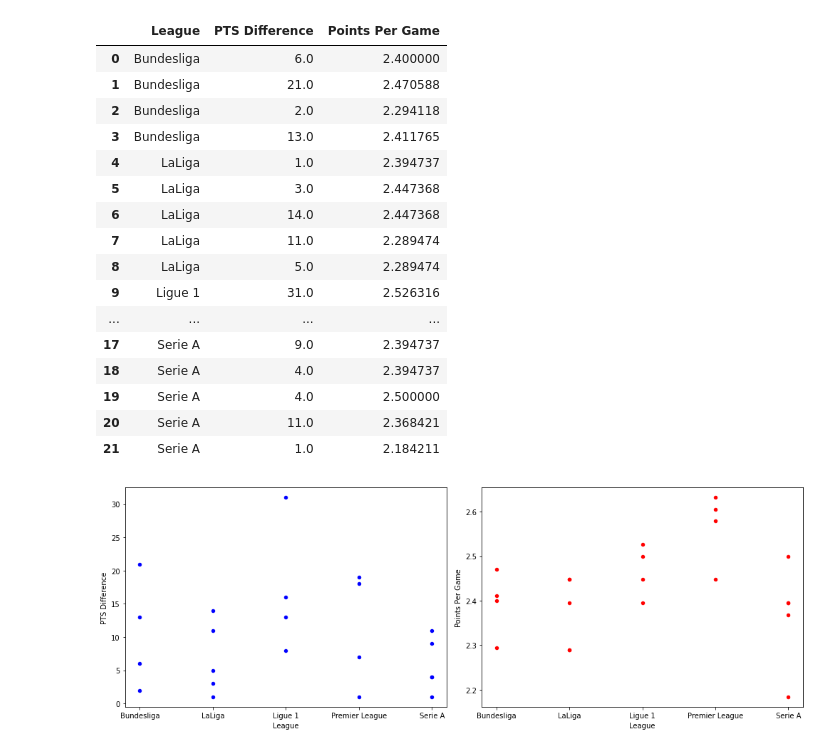
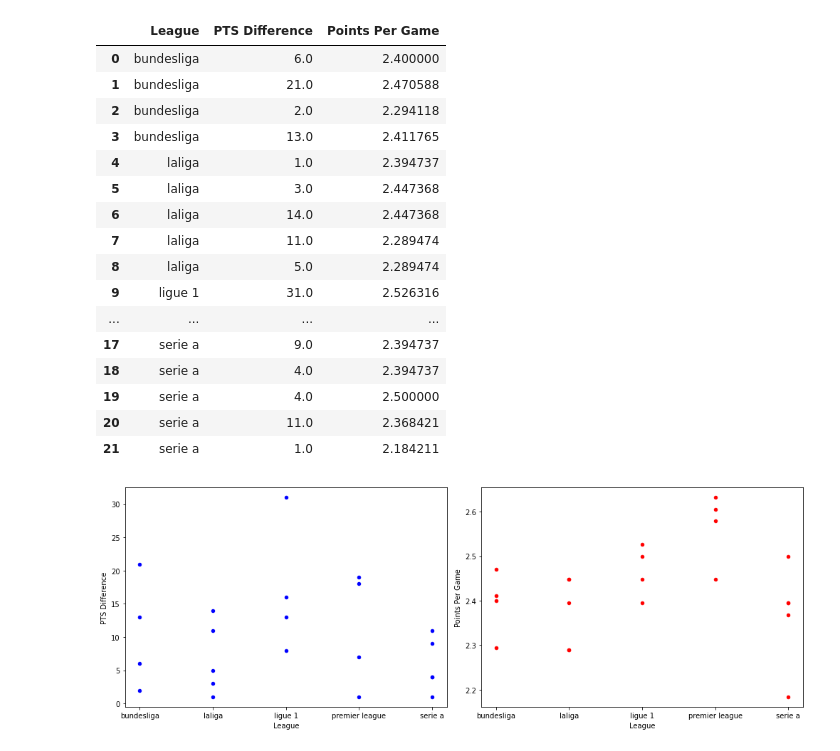
Before and after one commit to Babnik21/Nogometna-analiza, a Jupyter notebook: analiza.ipynb, the cells around one changed output. Saved outputs shown, nothing was run; the diff lists cells and outputs as text; code cells hidden in the pictures.

```diff
--- a/analiza.ipynb
+++ b/analiza.ipynb
@@ -15,37 +15,37 @@ from matplotlib.lines import Line2D
 # %%
 #Uvozimo tabele
 paths = glob("tables/*.csv")
 league_paths = [paths[0:4], paths[4:9], paths[9:13], paths[13:17], paths[17:]]
-leagues = ["Bundesliga", "LaLiga", "Ligue 1", "Premier League", "Serie A"]
+leagues = ["bundesliga", "laliga", "ligue 1", "premier league", "serie a"]
 
 #Iz tabel izluščimo prednost prvouvščenega in njegovo povprečje točk na tekmo
 result = pandas.DataFrame({"League": [], "PTS Difference" : [], "Points Per Game" : []})
 for league, name in zip(league_paths, leagues):
     for el in league:
         tabela = pandas.read_csv(el, index_col = 0)
         pts_diff = tabela.iloc[0]["PTS"] - tabela.iloc[1]["PTS"]
         ppg = tabela.iloc[0]["PTS"]/(tabela.iloc[0]["Wins"] + tabela.iloc[0]["Losses"] + tabela.iloc[0]["Draws"])
         new_row = {"League" : name, "PTS Difference" : pts_diff, "Points Per Game" : ppg}
         result = result.append(new_row, ignore_index=True)
 result
 # %% [output]
 |  | League | PTS Difference | Points Per Game |
-| 0 | Bundesliga | 6.0 | 2.400000 |
-| 1 | Bundesliga | 21.0 | 2.470588 |
-| 2 | Bundesliga | 2.0 | 2.294118 |
-| 3 | Bundesliga | 13.0 | 2.411765 |
-| 4 | LaLiga | 1.0 | 2.394737 |
-| 5 | LaLiga | 3.0 | 2.447368 |
-| 6 | LaLiga | 14.0 | 2.447368 |
-| 7 | LaLiga | 11.0 | 2.289474 |
-| 8 | LaLiga | 5.0 | 2.289474 |
-| 9 | Ligue 1 | 31.0 | 2.526316 |
+| 0 | bundesliga | 6.0 | 2.400000 |
+| 1 | bundesliga | 21.0 | 2.470588 |
+| 2 | bundesliga | 2.0 | 2.294118 |
+| 3 | bundesliga | 13.0 | 2.411765 |
+| 4 | laliga | 1.0 | 2.394737 |
+| 5 | laliga | 3.0 | 2.447368 |
+| 6 | laliga | 14.0 | 2.447368 |
+| 7 | laliga | 11.0 | 2.289474 |
+| 8 | laliga | 5.0 | 2.289474 |
+| 9 | ligue 1 | 31.0 | 2.526316 |
 | ... | ... | ... | ... |
-| 17 | Serie A | 9.0 | 2.394737 |
-| 18 | Serie A | 4.0 | 2.394737 |
-| 19 | Serie A | 4.0 | 2.500000 |
-| 20 | Serie A | 11.0 | 2.368421 |
-| 21 | Serie A | 1.0 | 2.184211 |
+| 17 | serie a | 9.0 | 2.394737 |
+| 18 | serie a | 4.0 | 2.394737 |
+| 19 | serie a | 4.0 | 2.500000 |
+| 20 | serie a | 11.0 | 2.368421 |
+| 21 | serie a | 1.0 | 2.184211 |
 # %%
 def graphs_1(data):
     _, (ax_1, ax_2) = plt.subplots(1, 2, figsize = (14, 5))
```
Also changed, not shown: parts of 7 cells of this notebook.
